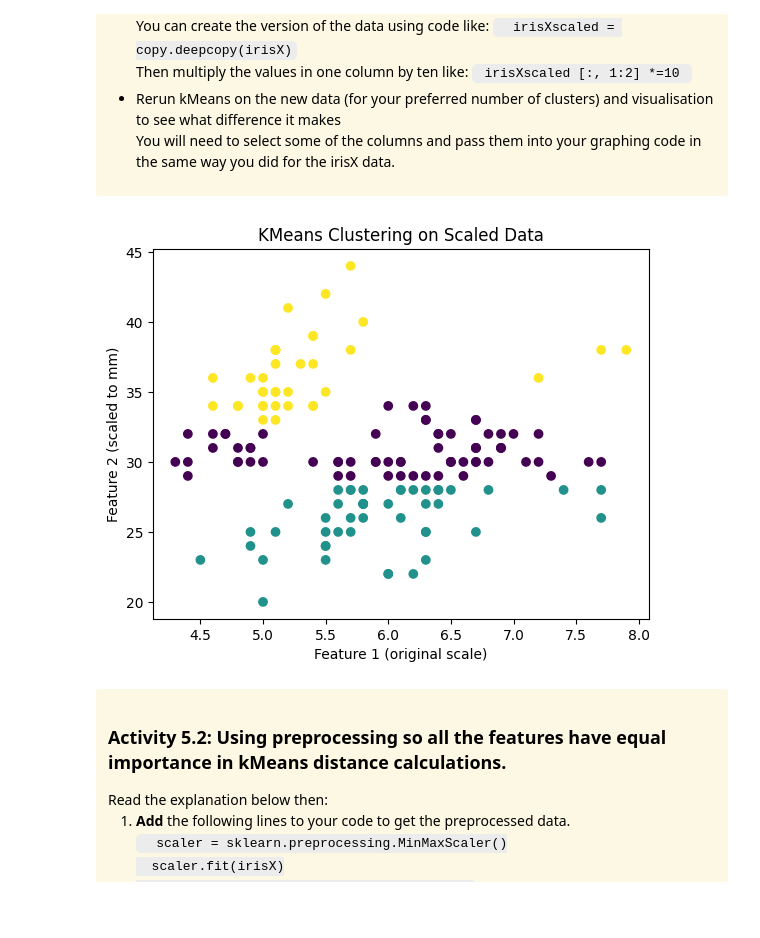
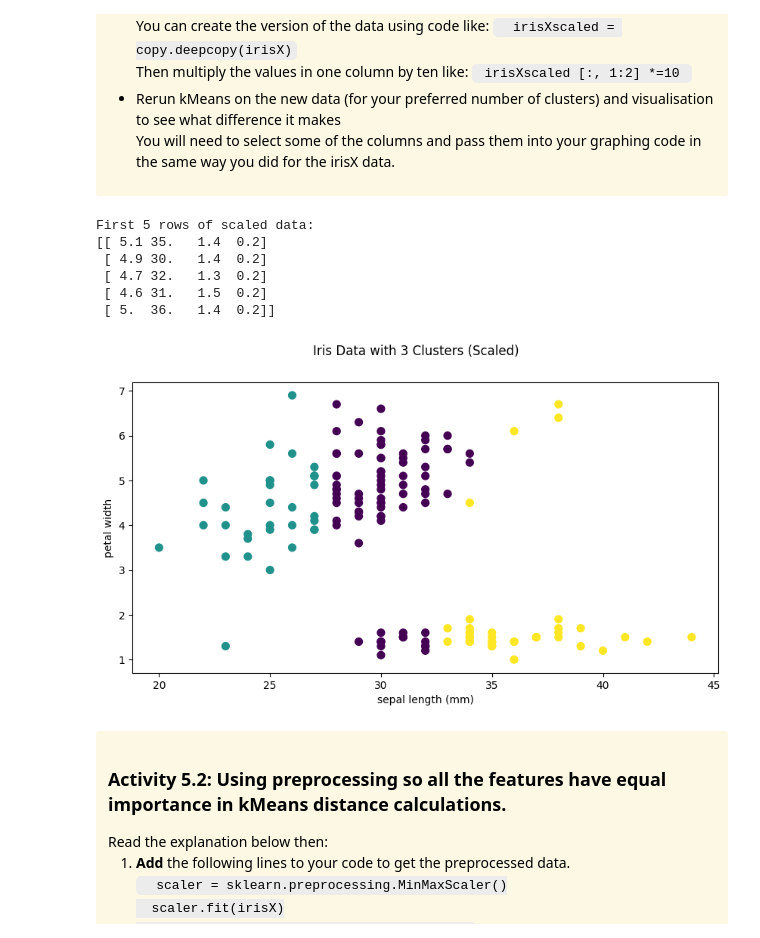
Before and after one commit to Pujan-Gurung/Artificial_Intelligence_1, a Jupyter notebook: OneDrive - UWE Bristol/Study/Level 4/Sem 2/AI/Artificial_Intelligence_1-main/Learning_Materials/week_5/workbook_5_stretch.ipynb, the cells around one changed output. Drawn from its saved outputs; the diff is of its cells as text; code cells hidden in the pictures; blank space fills up the shorter version.

```diff
--- a/OneDrive - UWE Bristol/Study/Level 4/Sem 2/AI/Artificial_Intelligence_1-main/Learning_Materials/week_5/workbook_5_stretch.ipynb
+++ b/OneDrive - UWE Bristol/Study/Level 4/Sem 2/AI/Artificial_Intelligence_1-main/Learning_Materials/week_5/workbook_5_stretch.ipynb
@@ -24,27 +17,46 @@ irisX = iris.data
 # %%
 import copy
+from sklearn.datasets import load_iris
+import numpy as np
+import sklearn.preprocessing
+from sklearn.cluster import KMeans
 import matplotlib.pyplot as plt
-from sklearn.cluster import KMeans
+
+irisX, irisy = load_iris(return_X_y=True)
+feature_names = ['sepal width','sepal length','petal width','petal length']
 
 # 1. put your code to change the data here (you could print the first few rows of data to see the effect of scaling)
 irisXscaled = copy.deepcopy(irisX)
-irisXscaled[:, 1:2] *= 10
+irisXscaled[:, 1:2] *= 10  # Scale sepal length from cm to mm
+print("First 5 rows of scaled data:")
+print(irisXscaled[:5])
 
 # 2. then put the four lines of code that create a kmeans object and run clustering   here - changing irisX to irisXscaled in three places
-kmeans_scaled = KMeans(n_clusters=3, n_init=10)
-kmeans_scaled.fit(irisXscaled)
-irisClusterScaled = kmeans_scaled.labels_
+K = 3  # Using same number of clusters as before
+cluster_model = KMeans(n_clusters=K, n_init=10)
+cluster_model.fit(irisXscaled)
+cluster_ids_scaled = cluster_model.predict(irisXscaled)
 
 # 3. then put your visualisation code here - but select x and y from irisXscaled instead of irisX
-x = irisXscaled[:, 0]
-y = irisXscaled[:, 1]
-plt.scatter(x, y, c=irisClusterScaled, cmap='viridis')
-plt.xlabel("Feature 1 (original scale)")
-plt.ylabel("Feature 2 (scaled to mm)")
-plt.title("KMeans Clustering on Scaled Data")
+x_axis_feature = 1  # Looking at scaled feature
+y_axis_feature = 2  # Petal width
+x = irisXscaled[:, x_axis_feature]
+y = irisXscaled[:, y_axis_feature]
+
+fig, ax = plt.subplots(figsize=(10, 5))
+ax.scatter(x, y, c=cluster_ids_scaled, cmap='viridis', s=50)
+ax.set_xlabel(feature_names[x_axis_feature] + " (mm)", fontsize=10)
+ax.set_ylabel(feature_names[y_axis_feature], fontsize=10)
+fig.suptitle(f"Iris Data with {K} Clusters (Scaled)", fontsize=12)
 plt.show()
 # %% [output]
+First 5 rows of scaled data:
+[[ 5.1 35.   1.4  0.2]
+ [ 4.9 30.   1.4  0.2]
+ [ 4.7 32.   1.3  0.2]
+ [ 4.6 31.   1.5  0.2]
+ [ 5.  36.   1.4  0.2]]
-[figure, old version]
+[figure, new version]
 # %% [markdown]
 <div class = "alert alert-warning" style= "color:black">
 <h3> Activity 5.2: Using preprocessing so all the features have equal importance in kMeans distance calculations. </h3>
```
Also changed, not shown: parts of 2 cells of this notebook, 9 other files.
